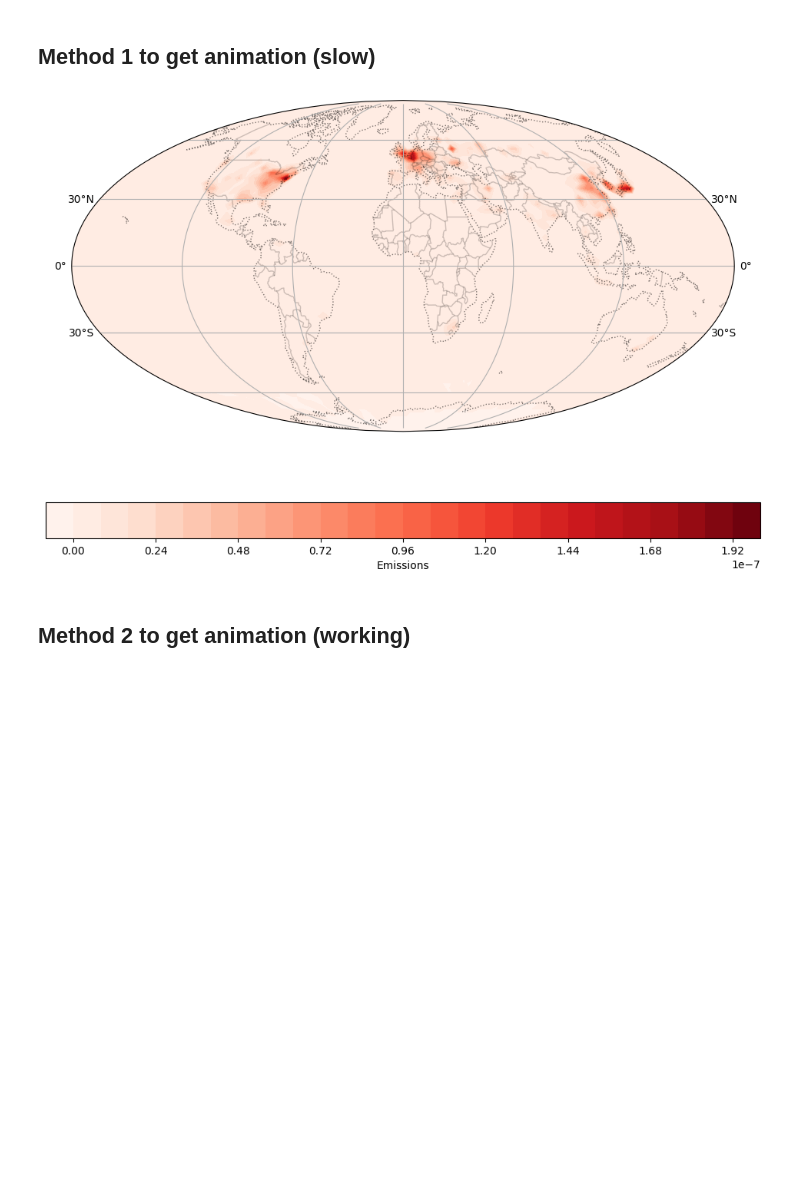
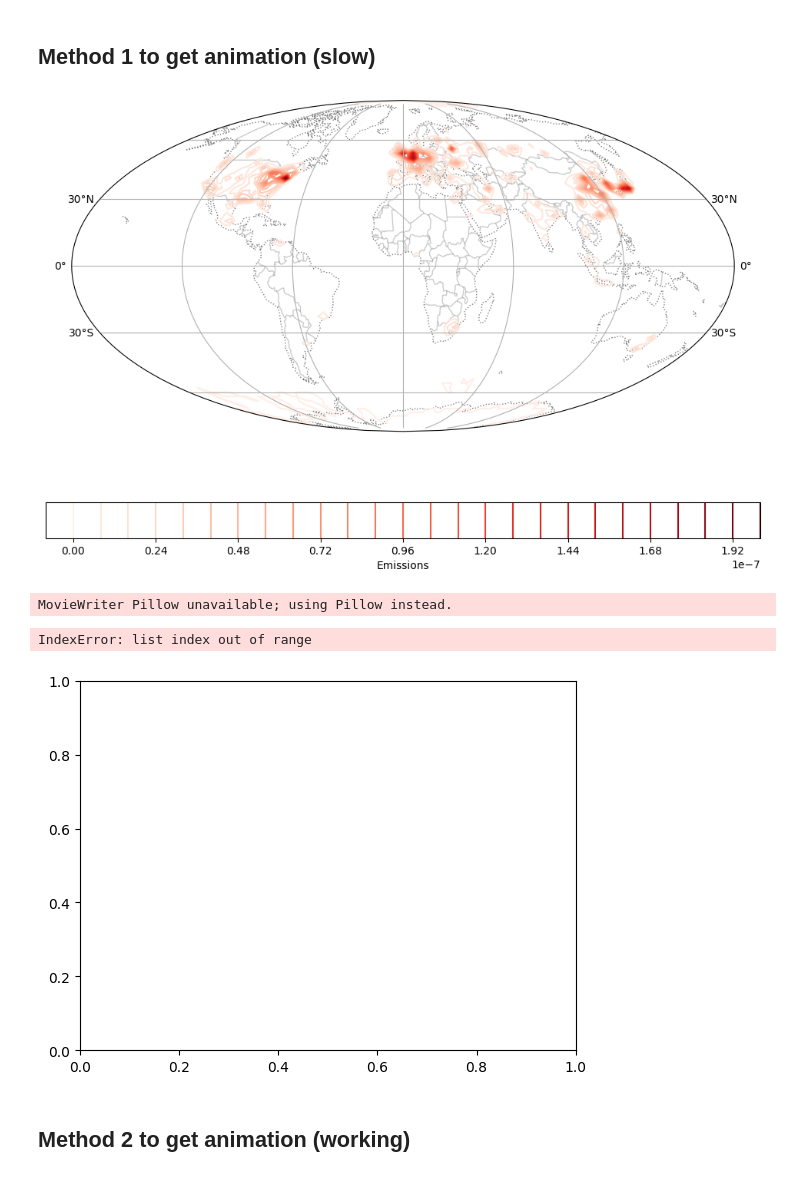
Before and after one commit to Climateyousheng/cmip7, a Jupyter notebook: forcings/emissions/cmip6_data/create_animation.ipynb, the cells around one changed output. Saved outputs shown, nothing was run; the diff lists cells and outputs as text; code cells hidden in the pictures; blank space fills up the shorter version.

```diff
--- a/forcings/emissions/cmip6_data/create_animation.ipynb
+++ b/forcings/emissions/cmip6_data/create_animation.ipynb
@@ -26,7 +27,13 @@ def xr_add_cyclic_point(da):
 
     return outp_da
 
+# deal with path
+dir_cwd = os.getcwd()
+dir_in = '/user/home/nd20983/ancil/cmip7/new_emissions'
+dir_scr = '/user/home/nd20983/CMIP7/forcings/emissions/cmip6_data'
+filename = 'qrclim.co2.CMIP6_historical.pp.nc'
+path = os.path.join(dir_in, filename)
 # load dataset
-ds = xr.open_dataset('qrclim.co2.CMIP6_historical.pp.nc')
+ds = xr.open_dataset(path)
 emi = ds.field1561_ua
 emi.attrs = ds.field1561_ua.attrs
@@ -60,31 +66,42 @@ im = plt.contourf(c_data.longitude, lat, c_data, 30, cmap='Reds',
 # %%
 # animation
 fig = plt.figure(figsize=(12,8))
 ax = plt.axes(projection=ccrs.Mollweide(),)
 ax.coastlines(linestyle=':', alpha=0.5)
 ax.add_feature(cfeature.BORDERS, linestyle='-', alpha=0.2)
 # make the initializing plot
 data = xr_add_cyclic_point(emi.isel(t=3000, unspecified=0))
-im = plt.contourf(data.longitude, data.latitude, data, 30,
+im = plt.contour(data.longitude, data.latitude, data, 30,
              transform=ccrs.PlateCarree(), cmap='Reds')
 cbar = plt.colorbar(orientation='horizontal', label='Emissions')
 gl = ax.gridlines(draw_labels=False)
 gl.left_labels = True
 gl.right_labels = True
 
 # plot
 def update(frame):
-   global cbar, im
-   data = xr_add_cyclic_point(emi.isel(t=frame+3000, unspecified=0))
-   im.set_array(data.values.ravel())
+   global im, cbar   # Ensure 'im' is modified globally
+   # clear ax
+   ax.clear()
+   ax.coastlines(linestyle=':', alpha=0.5)
+   ax.add_feature(cfeature.BORDERS, linestyle='-', alpha=0.2)
+   # update the contour plot
+   data = xr_add_cyclic_point(emi.isel(t=frame+3170, unspecified=0))
+   #im.set_array(data.values.ravel())
+   im = plt.contour(data.longitude, data.latitude, data, 30,
+                     transform=ccrs.PlateCarree(), cmap='Reds')
    ax.set_title(f'Global Emissions: Year {(time[frame].values)}')
    return im
 
-ani = animation.FuncAnimation(fig, update, frames=len(time)-3000, interval=20)
+ani = animation.FuncAnimation(fig, update, frames=len(time)-3170, interval=20)
 plt.show()
-ani.save('emi.gif', writer='ffmpeg', fps=30)
+path_out = os.path.join(dir_in+'emi.gif')
+ani.save('emi.gif', writer='Pillow', fps=30)
 # %% [output]
-[figure, old version]
+[figure, new version]
+MovieWriter Pillow unavailable; using Pillow instead.
+IndexError: list index out of range
+[figure, added]
 # %% [markdown]
 ## Method 2 to get animation (working)
 # %%
```
Also changed, not shown: parts of 6 cells of this notebook.
